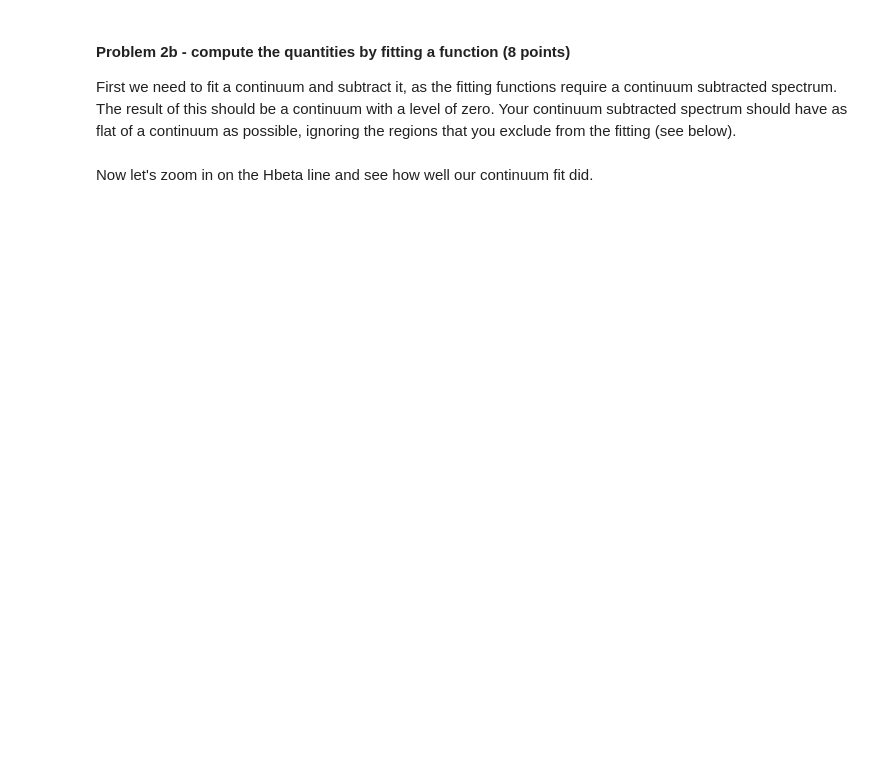
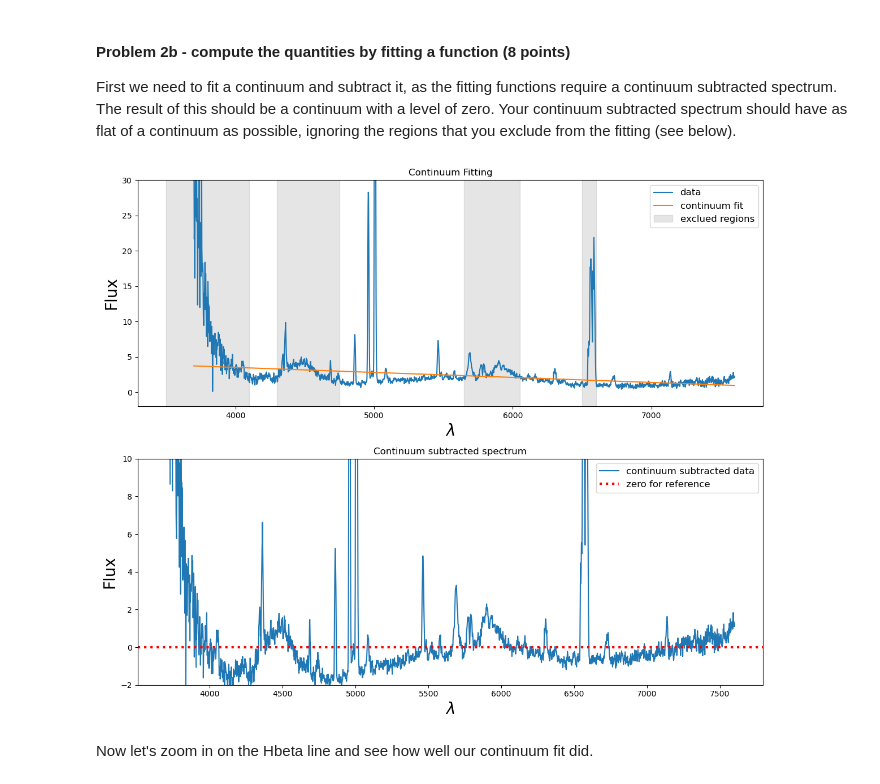
Before and after one commit to c782j789/Analysis_real_spectra_student, a Jupyter notebook: analysis_real_spectra.student.ipynb, the cells around one changed output. Cells and saved outputs as stored; diff of their text form; code cells hidden in the pictures; blank space fills up the shorter version.

```diff
--- a/analysis_real_spectra.student.ipynb
+++ b/analysis_real_spectra.student.ipynb
@@ -283,10 +281,11 @@ lamhigh = [4100,4750]
 
 #************************
 #your other regions go here.
+#regions to add: 5700-6100; 6500-6700
 #a list of the lower bounds
-lamlow.extend([])
+lamlow.extend([5650,6500])
 #a list of the upper bounds
-lamhigh.extend([])
+lamhigh.extend([6050,6600])
 
 #this creates the SpectralRegion that contains all of the excluded regions
 for ilam,lam in enumerate(lamlow):
@@ -302,40 +301,42 @@ for ilam,lam in enumerate(lamlow):
 #Your continuum subtracted spectrum should
 with warnings.catch_warnings():  # Ignore warnings
     warnings.simplefilter('ignore')
-    fitted_continuum = fit_generic_continuum(specm57,exclude_regions=excl_region, median_window=  ,
-                                             model=models.Chebyshev1D(degree=  ))
+    fitted_continuum = fit_generic_continuum(specm57,exclude_regions=excl_region, median_window=1,
+                                             model=models.Chebyshev1D(degree=1))
 #this is the fitted continuum
 y_fit = fitted_continuum(specm57.wavelength)
 
 #plot the spectrum and the continuum fit
 f,(ax1,ax2) = plt.subplots(2,1,figsize=(12,10))
 ax1.plot(specm57.wavelength, specm57.flux,label='data')
 ax1.plot(specm57.wavelength, y_fit,label='continuum fit')
 ax1.set_title("Continuum Fitting")
 ax1.set_ylim(-2,30)
 ax1.set_xlabel("$\lambda$",fontsize=20)
 ax1.set_ylabel("Flux",fontsize=20)
 
 #to help you decide which regions to exclude, plot gray regions that are excluded.
 for ilam,lam in enumerate(lamlow):
     ax1.fill_betweenx([-100,100],lamlow[ilam],x2=lamhigh[ilam],color='gray',alpha=0.2,label='exclued regions')
 
     #only make the legend after the first iteration so it only makes one box
     if ilam==0:
         ax1.legend(fontsize=12)
 
 #plot the continuum subtracted spectrum
 contsubspec = specm57.flux - y_fit
 ax2.plot(specm57.wavelength, contsubspec, label='continuum subtracted data')
 ax2.set_title("Continuum subtracted spectrum")
 ax2.set_ylim(-2,10)
 ax2.axhline(0.0,color='red',linestyle=':',linewidth=3,label='zero for reference')
 ax2.set_xlabel("$\lambda$",fontsize=20)
 ax2.set_ylabel("Flux",fontsize=20)
 ax2.legend(fontsize=12)
 
 #this optimizes the spacing between the figures
 f.tight_layout()
+# %% [output]
+[figure, added]
 # %% [markdown]
 Now let's zoom in on the Hbeta line and see how well our continuum fit did.
 # %%
```
Also changed, not shown: parts of 5 cells of this notebook.
